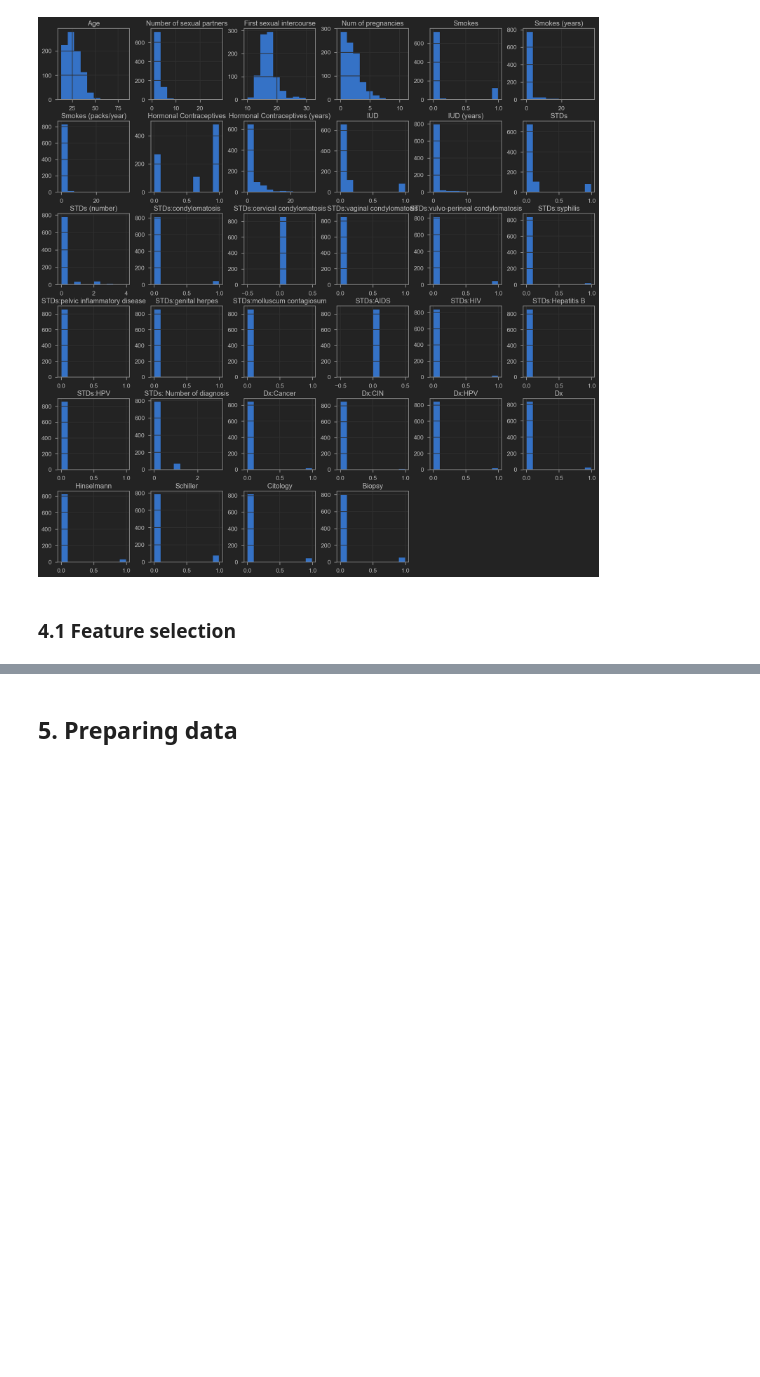
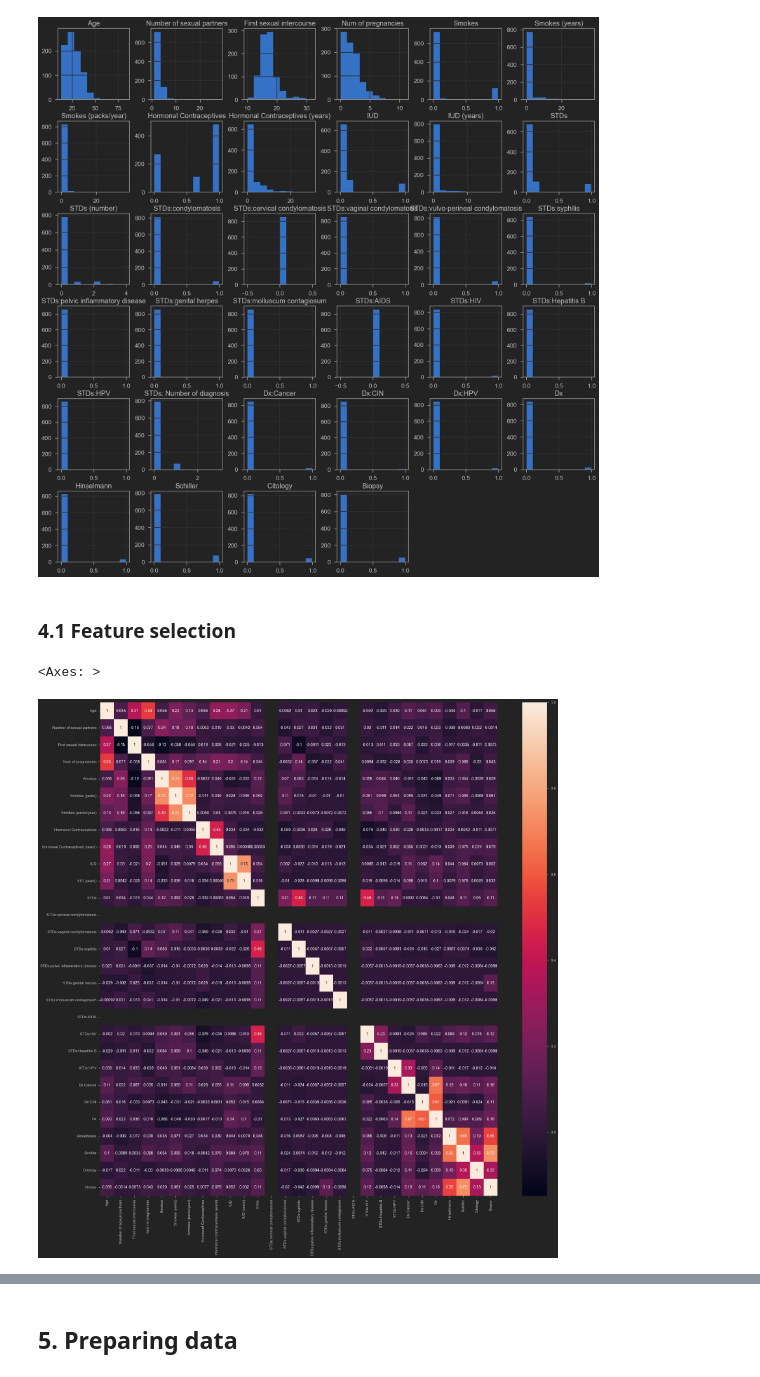
Before and after one commit to sreerag-chandrasekharan/Cervical-Cancer-detection-XG-Boost-Algorithm, a Jupyter notebook: Main.ipynb, the cells around one changed output, grey strips where cells are left out. Cells and saved outputs as stored; diff of their text form; code cells hidden in the pictures; blank space fills up the shorter version.

Commit message:
new feature selected

```diff
--- a/Main.ipynb
+++ b/Main.ipynb
@@ -253,3 +253,25 @@ array([[<Axes: title={'center': 'Age'}>,
 [figure]
 # %% [markdown]
 ### 4.1 Feature selection
+# %%
+# drop correlated values greater than 0.8
+threshold = 0.8  # Set the correlation threshold
+correlated_features = set()  # Initialize a set to store correlated features
+for i in range(len(correlation_matrix.columns)):
+    for j in range(i):
+        if abs(correlation_matrix.iloc[i, j]) > threshold:  # Check if the absolute correlation is greater than the threshold
+            colname = correlation_matrix.columns[i]  # Get the column name
+            correlated_features.add(colname)  # Add the column name to the set
+
+# drop the correlated features from the DataFrame
+cancer_df = cancer_df.drop(columns=correlated_features)  # Drop the correlated features from the DataFrame
+# %%
+# make the corielation matrix
+correlation_matrix_feature_selected = cancer_df.corr()  # Calculate the correlation matrix for the DataFrame
+correlation_matrix_feature_selected
+# plot the correlation matrix after feature selection
+plt.figure(figsize=(30,30))
+sns.heatmap(correlation_matrix_feature_selected, annot=True)  # Plot the correlation matrix with annotations
+# %% [output]
+<Axes: >
+[figure, added]
```
Also changed, not shown: parts of 6 cells of this notebook.
